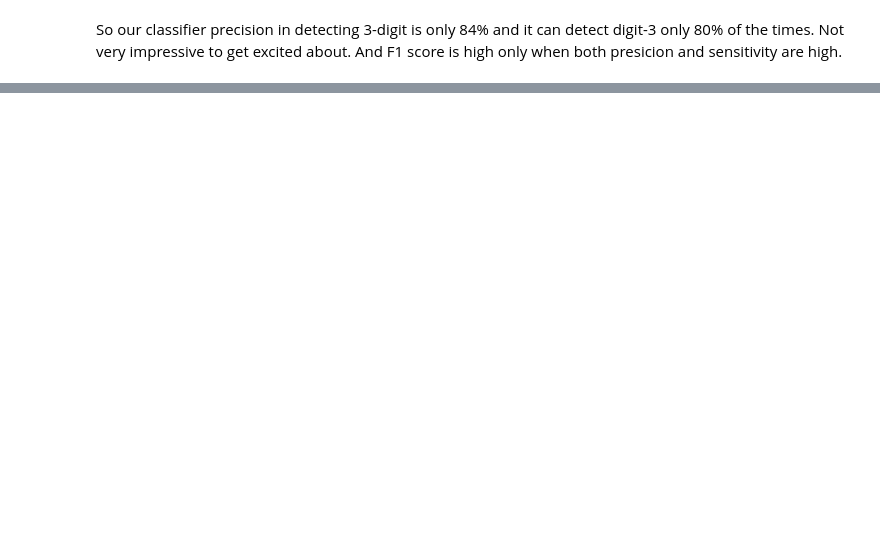
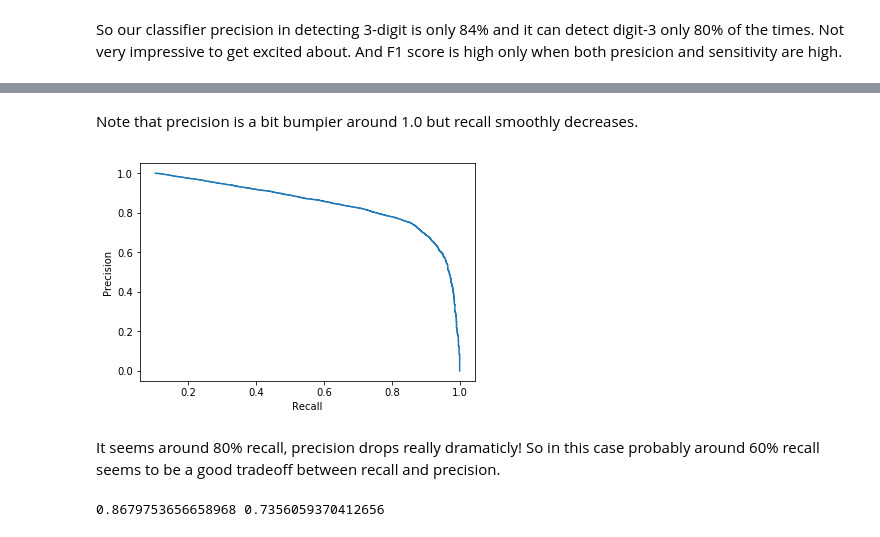
Before and after one commit to aramhamidi/DeepLearning, a Jupyter notebook: Classification on MNIST.ipynb, the cells around one changed output, grey strips where cells are left out. Cells and saved outputs as stored; diff of their text form; code cells hidden in the pictures; blank space fills up the shorter version.

```diff
--- a/Classification on MNIST.ipynb
+++ b/Classification on MNIST.ipynb
@@ -167,0 +171,6 @@ So our classifier precision in detecting 3-digit is only 84% and it can detect d
+# %%
+from sklearn.metrics import precision_recall_curve
+# Instead of getting predictions, you can get the scores by setting 'method' parameter.
+# then you can use these scores and compute precision and recall for all the possible thresholds
+y_scores = cross_val_predict(sgd_clf, x_train, y_train_3, cv=3, method='decision_function')
+precisions, recalls, thresholds = precision_recall_curve(y_train_3, y_scores)
@@ -167,0 +188,11 @@ So our classifier precision in detecting 3-digit is only 84% and it can detect d
+# %% [markdown]
+Note that precision is a bit bumpier around 1.0 but recall smoothly decreases.
+# %%
+plt.plot(precisions, recalls)
+plt.xlabel('Recall')
+plt.ylabel('Precision')
+plt.show()
+# %% [output]
+[figure, added]
+# %% [markdown]
+It seems around 80% recall, precision drops really dramaticly! So in this case probably around 60% recall seems to be a good tradeoff between recall and precision.
@@ -167,0 +203,7 @@ So our classifier precision in detecting 3-digit is only 84% and it can detect d
+# %%
+# now let's review the new precision and recall
+new_precision = precision_score(y_train_3, y_train_pred_90)
+new_recall = recall_score(y_train_3, y_train_pred_90)
+print(new_precision, new_recall)
+# %% [output]
+0.8679753656658968 0.7356059370412656
```
Also changed, not shown: parts of 19 cells of this notebook.
